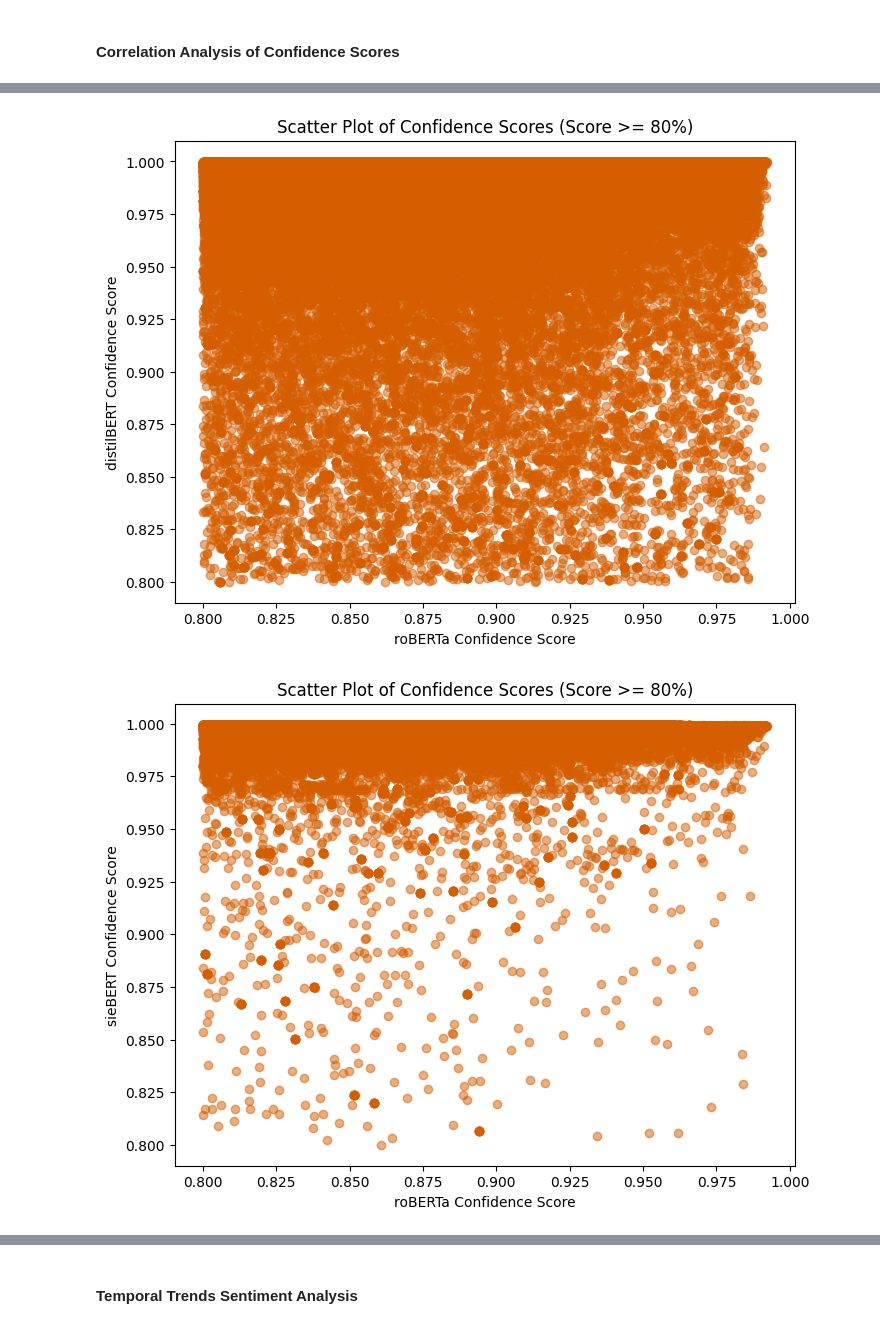
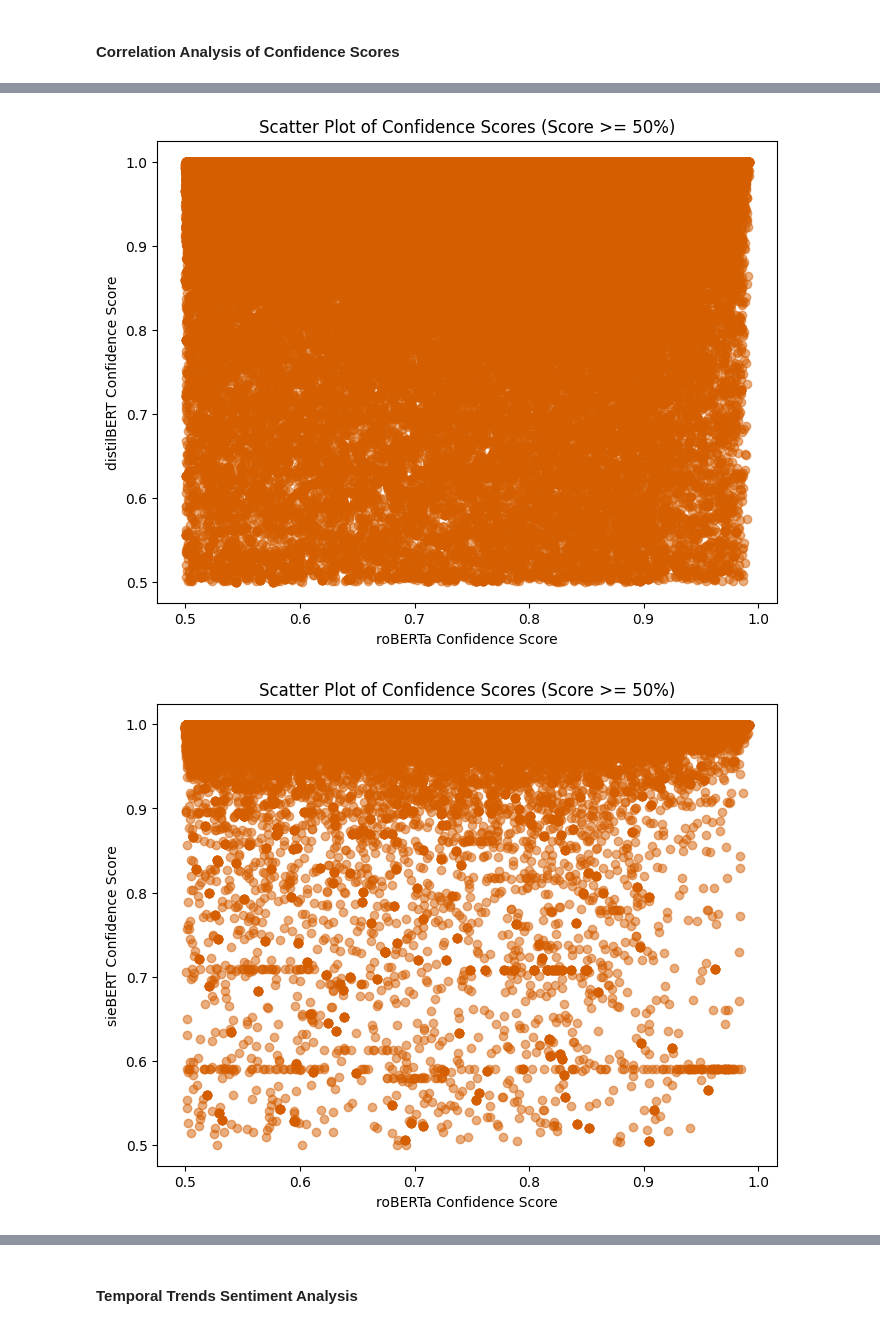
Before and after one commit to iamquantumis/capstone_project, a Jupyter notebook: election2020_prediction_analysis.ipynb, the cells around one changed output, grey strips where cells are left out. Cells and saved outputs as stored; diff of their text form; code cells hidden in the pictures.

Commit message:
Updated removing neutrals across all models, and now showing confidence > 50%.

```diff
--- a/election2020_prediction_analysis.ipynb
+++ b/election2020_prediction_analysis.ipynb
@@ -83,0 +86,14 @@ all_df = pd.concat([roberta_df, distilbert_df, sieb_df], ignore_index=True)
+# %%
+# Filter out neutrals and drop rows with sentiment_score below 0.5
+# First, identify tweet IDs where roBERTa labeled the tweet as 'neutral'
+neutral_ids = all_df.loc[
+    (all_df['model'] == 'roBERTa') & (all_df['sentiment'] == 'neutral'),
+    'tweet_id'
+].unique()
+
+# Now filter out all rows (across models) with those tweet IDs and
+# drop rows with sentiment_score below 0.5
+filtered_df = all_df[
+    (~all_df['tweet_id'].isin(neutral_ids)) & \
+     (all_df['sentiment_score'] >= 0.5)
+].copy()
@@ -324,27 +342,27 @@ This is in stark contrast to the high agreement with the Kappa Scores. Kappa Sco
 # %%
 # Scatter plot for roBERTa vs DistilBERT
 plt.figure(figsize=(8,6))
 plt.scatter(merged_conf['sentiment_score_roberta'], merged_conf['sentiment_score_distilbert'], alpha=0.5)
 plt.xlabel("roBERTa Confidence Score")
 plt.ylabel("distilBERT Confidence Score")
-plt.title("Scatter Plot of Confidence Scores (Score >= 80%)")
+plt.title("Scatter Plot of Confidence Scores (Score >= 50%)")
 plt.show()
 
 # Scatter plot for roBERTa vs sieBERT
 plt.figure(figsize=(8,6))
 plt.scatter(merged_conf['sentiment_score_roberta'], merged_conf['sentiment_score_sieb'], alpha=0.5)
 plt.xlabel("roBERTa Confidence Score")
 plt.ylabel("sieBERT Confidence Score")
-plt.title("Scatter Plot of Confidence Scores (Score >= 80%)")
+plt.title("Scatter Plot of Confidence Scores (Score >= 50%)")
 plt.show()
 
 # Scatter plot for DistilBERT vs sieBERT
 plt.figure(figsize=(8,6))
 plt.scatter(merged_conf['sentiment_score_distilbert'], merged_conf['sentiment_score_sieb'], alpha=0.5)
 plt.xlabel("DistilBERT Confidence Score")
 plt.ylabel("sieBERT Confidence Score")
-plt.title("Scatter Plot of Confidence Scores (Score >= 80%)")
+plt.title("Scatter Plot of Confidence Scores (Score >= 50%)")
 plt.show()
 # %% [output]
-[figure, old version]
+[figure, new version]
-[figure, old version]
+[figure, new version]
```
Also changed, not shown: parts of 17 cells of this notebook.
